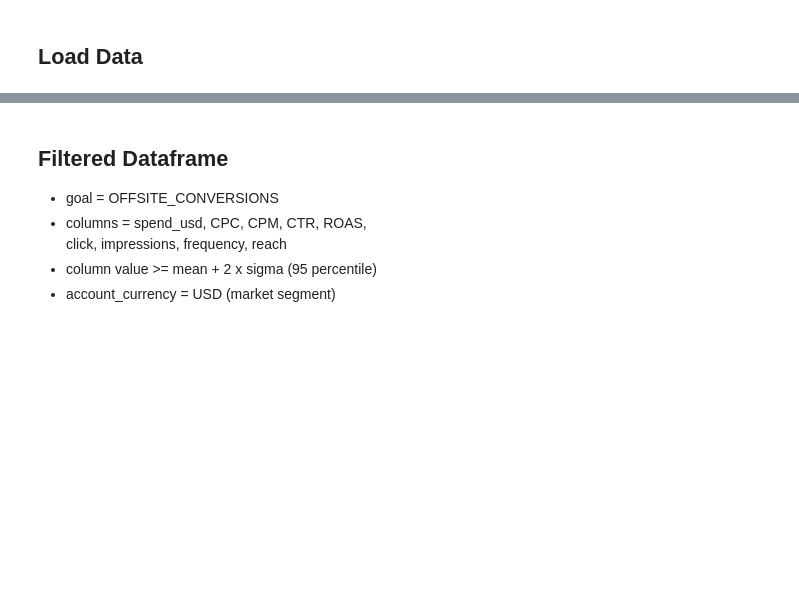
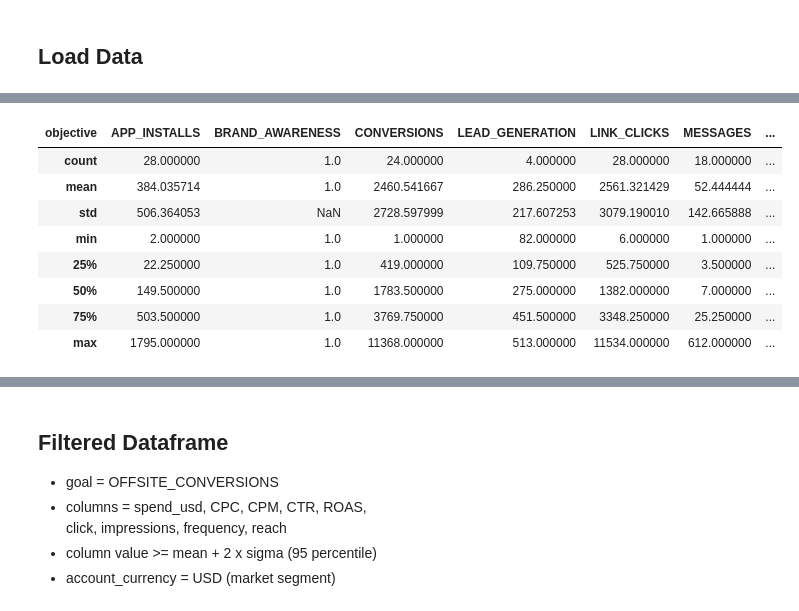
Before and after one commit to waidyanatha/madgicx, a Jupyter notebook: mining/notebooks/budget/evaluation/pycaret_analysis.ipynb, the cells around one changed output, grey strips where cells are left out. Saved outputs shown, nothing was run; the diff lists cells and outputs as text; code cells hidden in the pictures; blank space fills up the shorter version.

Commit message:
pycaret with new dataset
Signed-off-by: waidyanatha <uui4m9fik6x9tp9g5ynxrmbj9fjv7m@bots.bitbucket.org>

```diff
--- a/mining/notebooks/budget/evaluation/pycaret_analysis.ipynb
+++ b/mining/notebooks/budget/evaluation/pycaret_analysis.ipynb
@@ -51,18 +72,16 @@ read and write BigQuery dataset for hypothese testing class initialization and l
 # %%
-options = {
-    "inferSchema":True,
-    "header":True,
-    "delimiter":",",
-    "pathGlobFilter":'*.csv',
-    "recursiveFileLookup":True,
-}
-
+_fname = "FullDataset.csv"
+_fpath = "mining/data/budget"
 sdf=clsFile.read_files_to_dtype(
     as_type = "SPARK",      # optional - define the data type to return
-    folder_path="mining/data/budget/",  # optional - relative path, w.r.t. self.storeRoot
-    file_name="complete-60-accounts.csv",  # optional - name of the file to read
-    file_type=None,  # optional - read all the files of same type
+    folder_path=_fpath,  # optional - relative path, w.r.t. self.storeRoot
+    file_name = _fname,  # optional - name of the file to read (complete-60-accounts.csv)
+    file_type = None,  # optional - read all the files of same type
     **options,
 )
-print("Loaded %d rows" % sdf.count())
+print("Loaded %s %d rows" % (_fname, sdf.count()))
+
+''' convert date to int '''
+sdf = sdf.withColumn('date', F.unix_timestamp('updated_time'))
+print("timestamp converted unix_timestamp for %d rows" % sdf.count())
 # %% [output]
@@ -115,0 +120,16 @@ sdf.groupBy(F.col('goal'), F.col('account_currency')).count()\
+# %%
+ts_df = sdf.groupBy(F.col('updated_time'),F.col('objective')).count()\
+            .orderBy(F.col('updated_time'),F.col('objective'), ascending=True)\
+            .toPandas()
+_d = ts_df.pivot(index='updated_time', columns=['objective'], values='count')
+_d.describe()
+# %% [output]
+| objective | APP_INSTALLS | BRAND_AWARENESS | CONVERSIONS | LEAD_GENERATION | LINK_CLICKS | MESSAGES | ... |
+| count | 28.000000 | 1.0 | 24.000000 | 4.000000 | 28.000000 | 18.000000 | ... |
+| mean | 384.035714 | 1.0 | 2460.541667 | 286.250000 | 2561.321429 | 52.444444 | ... |
+| std | 506.364053 | NaN | 2728.597999 | 217.607253 | 3079.190010 | 142.665888 | ... |
+| min | 2.000000 | 1.0 | 1.000000 | 82.000000 | 6.000000 | 1.000000 | ... |
+| 25% | 22.250000 | 1.0 | 419.000000 | 109.750000 | 525.750000 | 3.500000 | ... |
+| 50% | 149.500000 | 1.0 | 1783.500000 | 275.000000 | 1382.000000 | 7.000000 | ... |
+| 75% | 503.500000 | 1.0 | 3769.750000 | 451.500000 | 3348.250000 | 25.250000 | ... |
+| max | 1795.000000 | 1.0 | 11368.000000 | 513.000000 | 11534.000000 | 612.000000 | ... |
```
Also changed, not shown: parts of 12 cells of this notebook, 2 other files.
